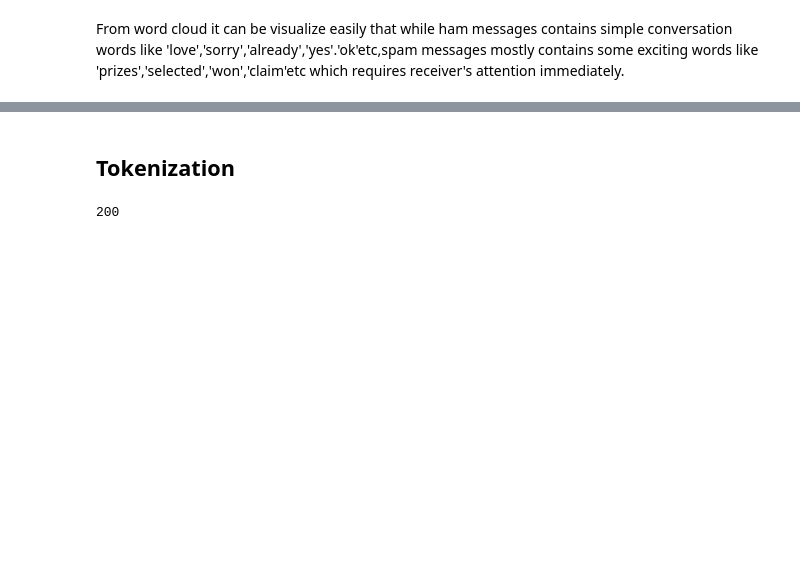
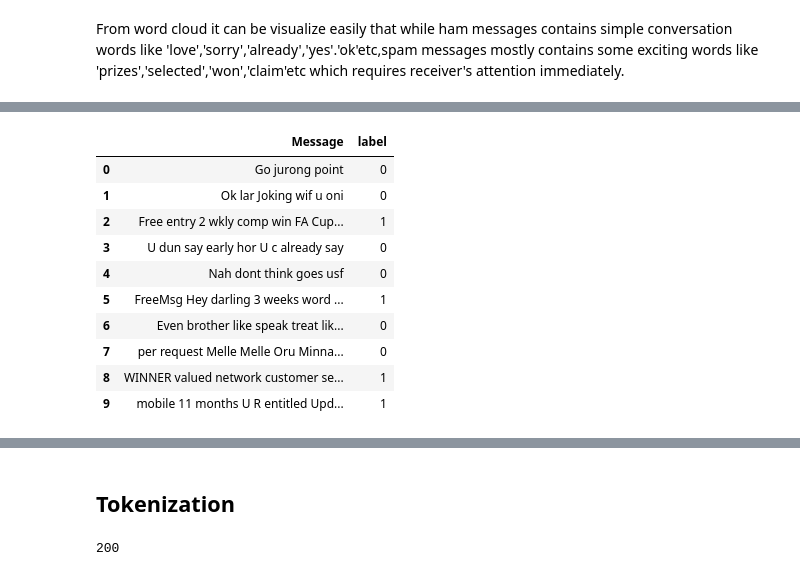
Before and after one commit to Taiba528/My-Python-World, a Jupyter notebook: Ham_SpamCLassification.ipynb, the cells around one changed output, grey strips where cells are left out. Cells and saved outputs as stored; diff of their text form; code cells hidden in the pictures; blank space fills up the shorter version.

```diff
--- a/Ham_SpamCLassification.ipynb
+++ b/Ham_SpamCLassification.ipynb
@@ -133,2 +120,5 @@ Text(0.5, 1.0, 'spam_messages')
 # %% [markdown]
 From word cloud it can be visualize easily that while ham messages contains simple conversation words like 'love','sorry','already','yes'.'ok'etc,spam messages mostly contains some exciting words like 'prizes','selected','won','claim'etc which requires receiver's attention immediately.
+# %%
+data = df.replace(['ham','spam'],[0, 1])
+data.head()
@@ -134,0 +146,25 @@ From word cloud it can be visualize easily that while ham messages contains simp
+# %%
+#remove the punctuations and stopwords
+import string
+def text_process(text):
+
+    text = text.translate(str.maketrans('', '', string.punctuation))
+    text = [word for word in text.split() if word.lower() not in stopwords.words('english')]
+
+    return " ".join(text)
+# %%
+data['Message'] = data['Message'].apply(text_process)
+# %%
+data.head(10)
+# %% [output]
+|  | Message | label |
+| 0 | Go jurong point | 0 |
+| 1 | Ok lar Joking wif u oni | 0 |
+| 2 | Free entry 2 wkly comp win FA Cup... | 1 |
+| 3 | U dun say early hor U c already say | 0 |
+| 4 | Nah dont think goes usf | 0 |
+| 5 | FreeMsg Hey darling 3 weeks word ... | 1 |
+| 6 | Even brother like speak treat lik... | 0 |
+| 7 | per request Melle Melle Oru Minna... | 0 |
+| 8 | WINNER valued network customer se... | 1 |
+| 9 | mobile 11 months U R entitled Upd... | 1 |
```
Also changed, not shown: parts of 56 cells of this notebook.
